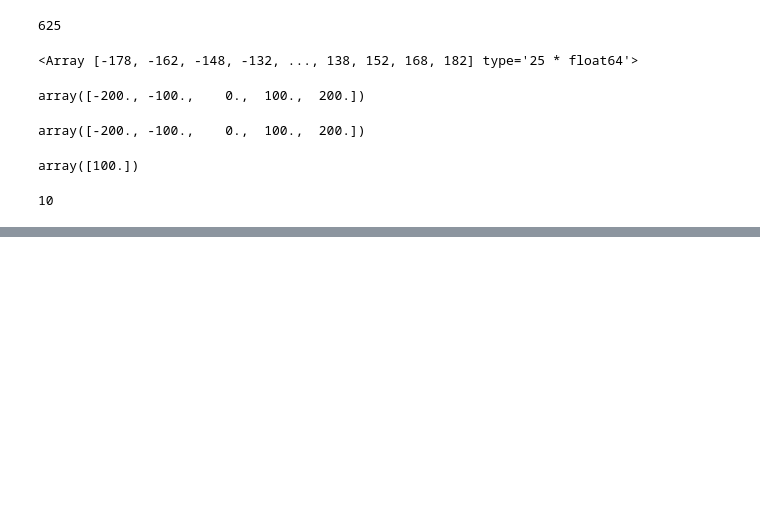
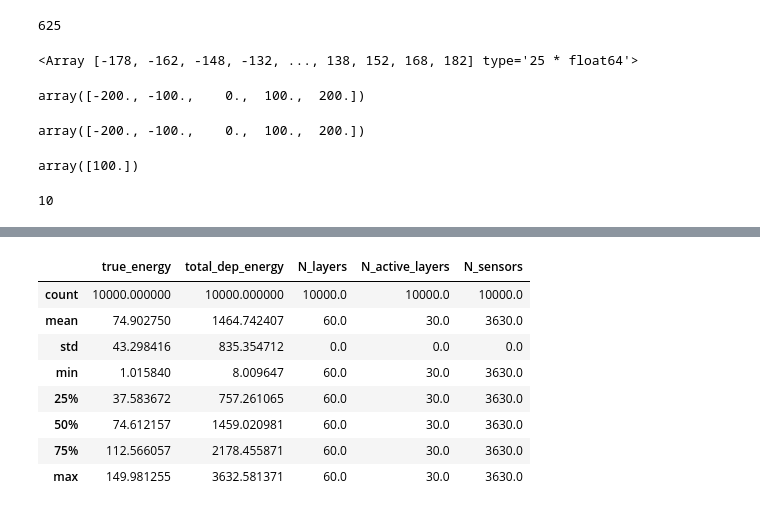
Before and after one commit to kingusiu/opDeDe, a Jupyter notebook: notebooks/detector_data_plots.ipynb, the cells around one changed output, grey strips where cells are left out. Cells and saved outputs as stored; diff of their text form; code cells hidden in the pictures; blank space fills up the shorter version.

```diff
--- a/notebooks/detector_data_plots.ipynb
+++ b/notebooks/detector_data_plots.ipynb
@@ -239,0 +269,12 @@ len(df['sensor_x'].tolist())
+# %%
+good_df.describe()
+# %% [output]
+|  | true_energy | total_dep_energy | N_layers | N_active_layers | N_sensors |
+| count | 10000.000000 | 10000.000000 | 10000.0 | 10000.0 | 10000.0 |
+| mean | 74.902750 | 1464.742407 | 60.0 | 30.0 | 3630.0 |
+| std | 43.298416 | 835.354712 | 0.0 | 0.0 | 0.0 |
+| min | 1.015840 | 8.009647 | 60.0 | 30.0 | 3630.0 |
+| 25% | 37.583672 | 757.261065 | 60.0 | 30.0 | 3630.0 |
+| 50% | 74.612157 | 1459.020981 | 60.0 | 30.0 | 3630.0 |
+| 75% | 112.566057 | 2178.455871 | 60.0 | 30.0 | 3630.0 |
+| max | 149.981255 | 3632.581371 | 60.0 | 30.0 | 3630.0 |
```
Also changed, not shown: parts of 19 cells of this notebook, 6 other files.
